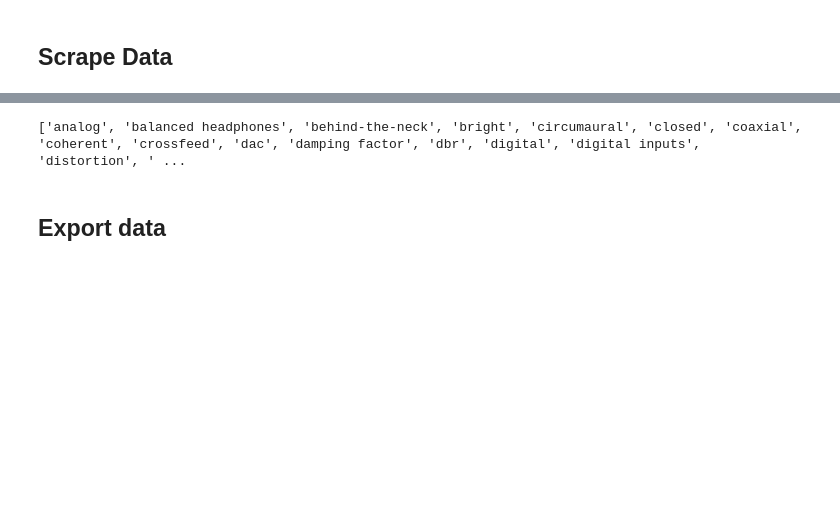
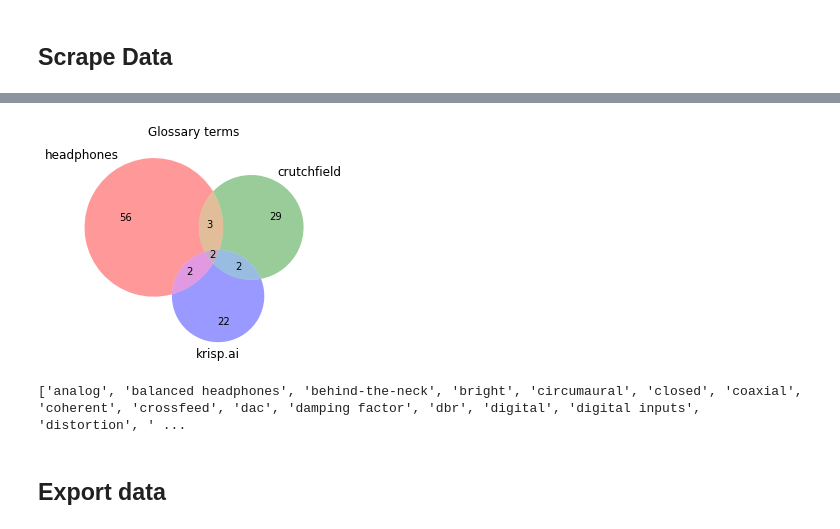
Before and after one commit to eleow/shopBot, a Jupyter notebook: webscraping/Glossary.ipynb, the cells around one changed output, grey strips where cells are left out. Drawn from its saved outputs; the diff is of its cells as text; code cells hidden in the pictures; blank space fills up the shorter version.

```diff
--- a/webscraping/Glossary.ipynb
+++ b/webscraping/Glossary.ipynb
@@ -40,7 +40,7 @@ chrome_options.add_argument('--disable-dev-shm-usage')
 # function definitions
 def web_browser(web):
     # browser = webdriver.Safari()
-    browser = webdriver.Chrome('chromedriver', options=chrome_options)
+    browser = webdriver.Chrome('chromedriver_79', options=chrome_options)
     browser.get(web)
     content = browser.page_source
     return content
@@ -101,20 +104,23 @@ webpage = web_browser(url)
 soup = s(webpage,'html.parser')
 # print(soup.get_text())
 
+glossary_2 = {}
 soupGlossary = s(str(soup))
 for i,p in enumerate(soupGlossary.select("div#jump p")):
-  bt = p.select("span.boldText")
+    bt = p.select("span.boldText")
 
-  if len(bt) != 0:
-    nextSibling = bt[0].nextSibling
+    if len(bt) != 0:
+        nextSibling = bt[0].nextSibling
 
-    # exclude it when the boldText is used for emphasis instead of as a heading.. zz
-    if not isinstance(nextSibling, NavigableString):
-      k = bt[0].text.strip().lower()
-      bt[0].extract()
-      v = p.text.strip()
+        # exclude it when the boldText is used for emphasis instead of as a heading.. zz
+        if not isinstance(nextSibling, NavigableString):
+            k = bt[0].text.strip().lower()
+            bt[0].extract()
+            v = p.text.strip()
 
-      if (len(v) != 0): updateDict(glossary, k, v, url)
+            if (len(v) != 0):
+                updateDict(glossary_2, k, v, url)
+                updateDict(glossary, k, v, url)
 
 getDetailsDict(glossary)
 # %% [output]
@@ -161,3 +167,25 @@ Dictionary:
+# %%
+import matplotlib.pyplot as plt
+from matplotlib_venn import venn3
+
+intersect12 = len(set(glossary_1).intersection(glossary_2))
+intersect13 = len(set(glossary_1).intersection(glossary_3))
+intersect23 = len(set(glossary_2).intersection(glossary_3))
+intersect123 = len(set(glossary_1).intersection(glossary_2).intersection(glossary_3))
+
+v1 = len(glossary_1) - intersect12 - intersect13 + intersect123
+v2 = len(glossary_2) - intersect12 - intersect23 + intersect123
+v3 = len(glossary_3) - intersect13 - intersect23 + intersect123
+v12 = intersect12 - intersect123
+v13 = intersect13 - intersect123
+v23 = intersect23 - intersect123
+v123 = intersect123
+
+venn3(subsets=(v1, v2, v12, v3, v13, v23, v123), set_labels=('headphones', 'crutchfield', 'krisp.ai'))
+plt.title('Glossary terms')
+plt.show()
+# %% [output]
+[figure, added]
 # %%
 print(list(glossary.keys()))
 # %% [output]
```
Also changed, not shown: parts of 3 cells of this notebook, 11 other files.
